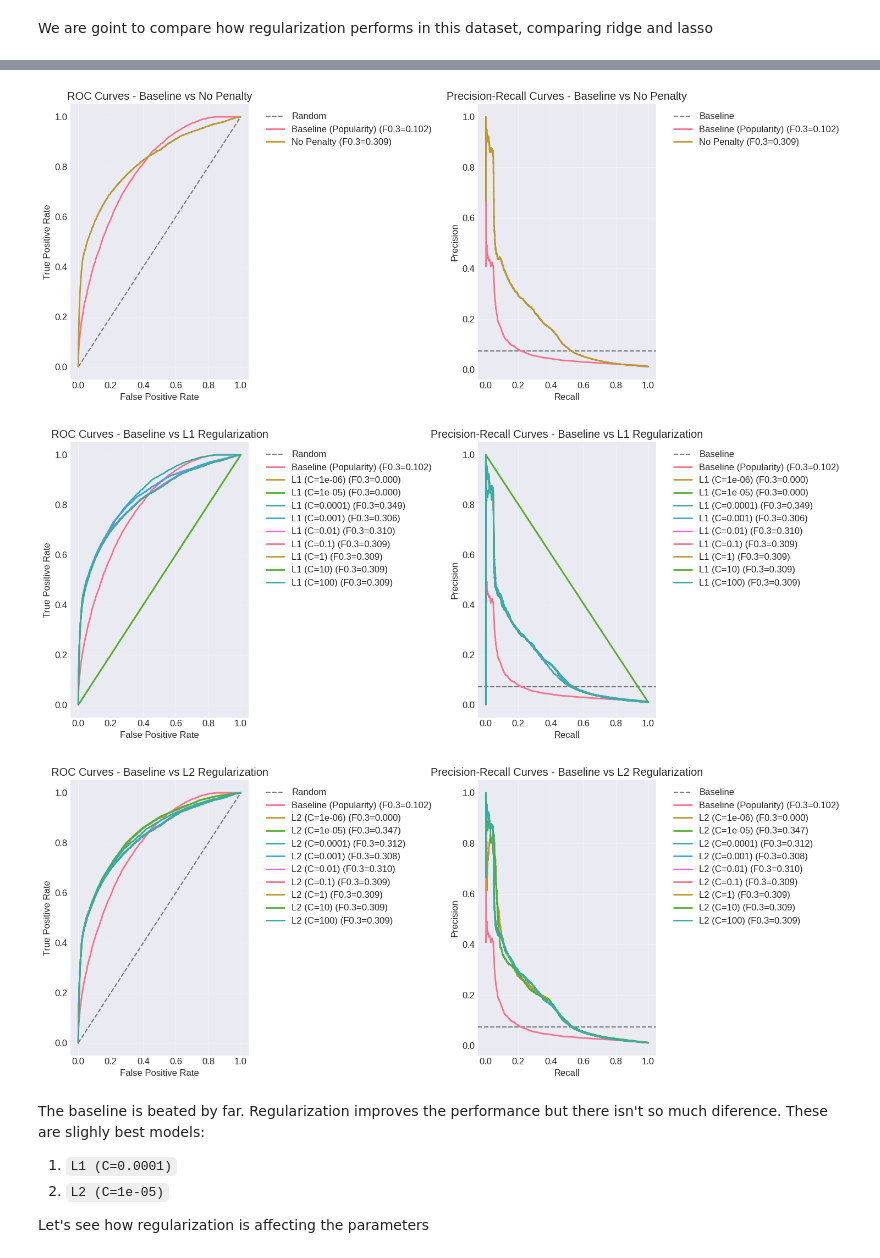
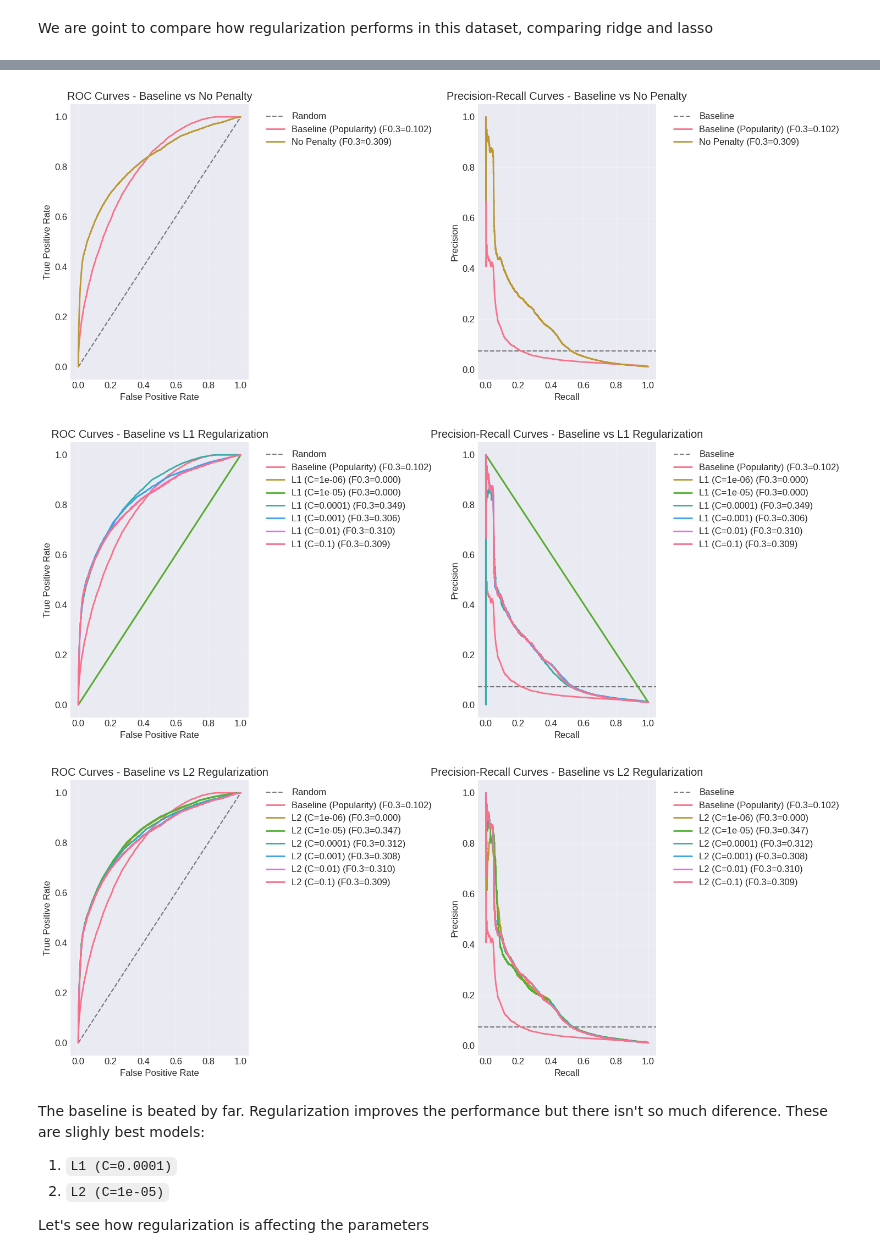
Before and after one commit to Riemann-def/zrive-ds, a Jupyter notebook: src/module_4/notebook.ipynb, the cells around one changed output, grey strips where cells are left out. Drawn from its saved outputs; the diff is of its cells as text; code cells hidden in the pictures.

```diff
--- a/src/module_4/notebook.ipynb
+++ b/src/module_4/notebook.ipynb
@@ -270,7 +239,7 @@ I'll use Fbeta score (with beta 0.3) givin more importance to precision over rec
 def fbeta_03_score(y_true, y_pred):
     return fbeta_score(y_true, y_pred, beta=0.3)
 
-def evaluate_model(model, X_test, y_test, model_name="Model"):
+def evaluate_linear_model(model, X_test, y_test, model_name="Model"):
     y_pred = model.predict(X_test)
     y_proba = model.predict_proba(X_test)[:, 1]
 
@@ -385,7 +354,7 @@ numeric_cols = sales_df[feature_cols].select_dtypes(include=[np.number]).columns
 numeric_cols.remove('order_id')
 categorical_cols = sales_df[feature_cols].select_dtypes(exclude=[np.number]).columns.tolist()
 # %%
-def create_logistic_pipelines():
+def create_numeric_logistic_pipelines():
 
     pipelines = {}
 
@@ -394,7 +363,7 @@ def create_logistic_pipelines():
         ('model', LogisticRegression(penalty=None, max_iter=1000, random_state=random_state))
     ])
 
-    C_values = [1e-6, 1e-5, 1e-4, 1e-3, 1e-2, 1e-1, 1, 10, 100]
+    C_values = [1e-6, 1e-5, 1e-4, 1e-3, 1e-2, 1e-1]
 
     for C in C_values:
         pipelines[f'L1 (C={C})'] = Pipeline([
@@ -419,7 +388,7 @@ X_train_num = X_train[numeric_cols].copy()
 X_val_num = X_val[numeric_cols].copy()
 X_test_num = X_test[numeric_cols].copy()
 
-pipelines = create_logistic_pipelines()
+pipelines = create_numeric_logistic_pipelines()
 
 trained_models = {}
 for name, pipeline in pipelines.items():
@@ -430,11 +399,11 @@ for name, pipeline in pipelines.items():
 print("   ✅ All models trained")
 
 all_results = []
-baseline_result = evaluate_model(PopularityBaseline, X_val_num, y_val, "Baseline (Popularity)")
+baseline_result = evaluate_linear_model(PopularityBaseline, X_val_num, y_val, "Baseline (Popularity)")
 all_results.append(baseline_result)
 
 for name, model in trained_models.items():
-    result = evaluate_model(model, X_val_num, y_val, name)
+    result = evaluate_linear_model(model, X_val_num, y_val, name)
     all_results.append(result)
 
 baseline_results = [r for r in all_results if 'Baseline' in r['name'] or 'No Penalty' in r['name']]
@@ -472,7 +435,7 @@ plt.show()
    ✅ All models trained
 [figure]
-[figure, old version]
+[figure, new version]
-[figure, old version]
+[figure, new version]
 # %% [markdown]
 The baseline is beated by far. Regularization improves the performance but there isn't so much diference. These are slighly best models:
 1. `L1 (C=0.0001)`
```
Also changed, not shown: parts of 20 cells of this notebook.
